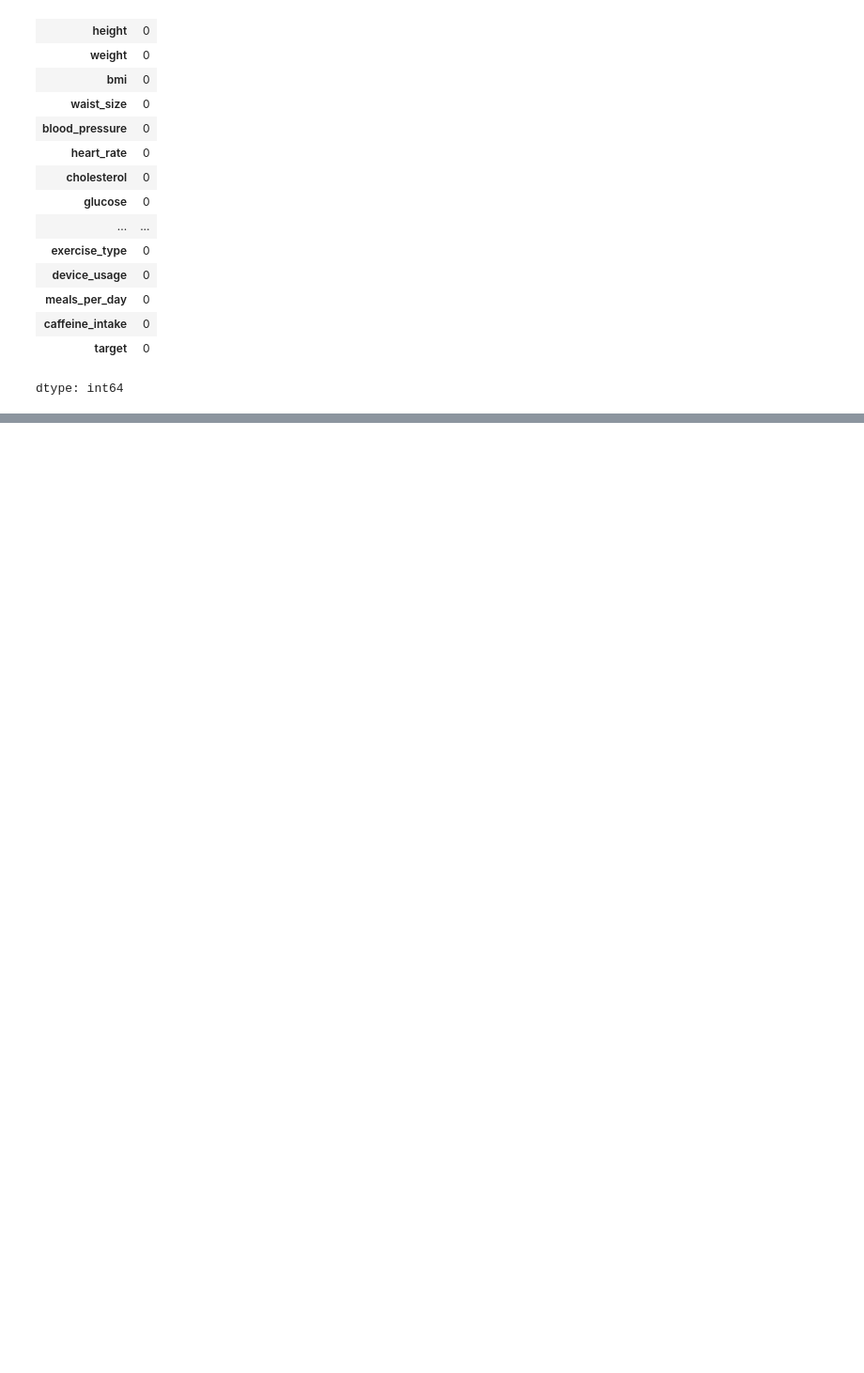
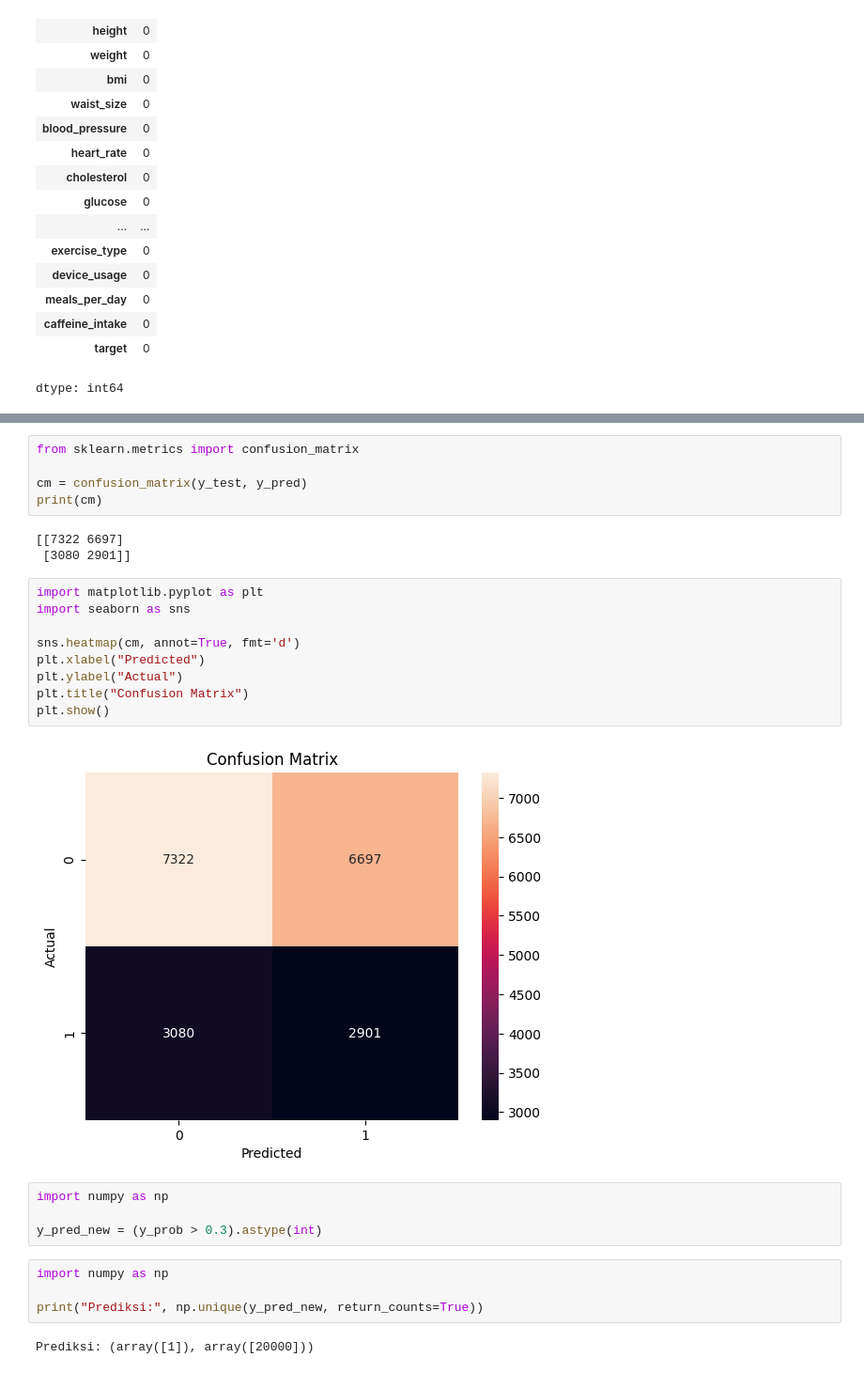
Before and after one commit to FossegrimRora/Subject-1, a Jupyter notebook: Fathir_Putra_H.ipynb, the cells around one changed output, grey strips where cells are left out. Shown at 94% size. Cells and saved outputs as stored; diff of their text form; blank space fills up the shorter version.

```diff
--- a/Fathir_Putra_H.ipynb
+++ b/Fathir_Putra_H.ipynb
@@ -269,0 +278,29 @@ dtype: int64
+# %%
+from sklearn.metrics import confusion_matrix
+
+cm = confusion_matrix(y_test, y_pred)
+print(cm)
+# %% [output]
+[[7322 6697]
+ [3080 2901]]
+# %%
+import matplotlib.pyplot as plt
+import seaborn as sns
+
+sns.heatmap(cm, annot=True, fmt='d')
+plt.xlabel("Predicted")
+plt.ylabel("Actual")
+plt.title("Confusion Matrix")
+plt.show()
+# %% [output]
+[figure, added]
+# %%
+import numpy as np
+
+y_pred_new = (y_prob > 0.3).astype(int)
+# %%
+import numpy as np
+
+print("Prediksi:", np.unique(y_pred_new, return_counts=True))
+# %% [output]
+Prediksi: (array([1]), array([20000]))
```
Also changed, not shown: parts of 26 cells of this notebook.
